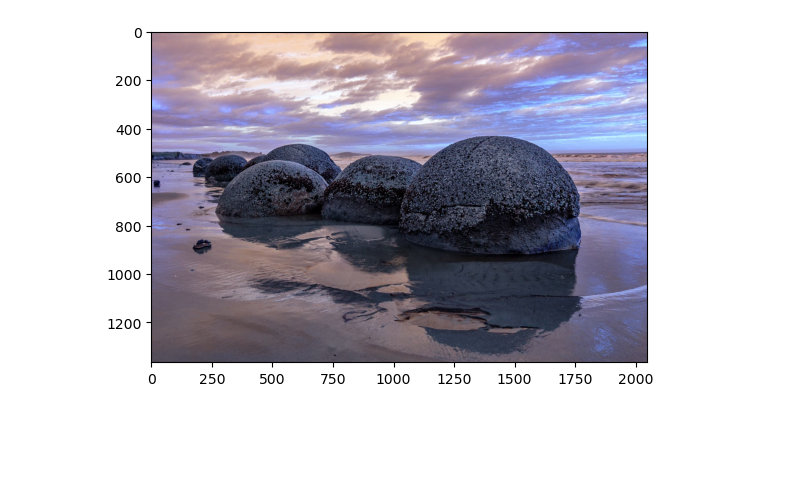
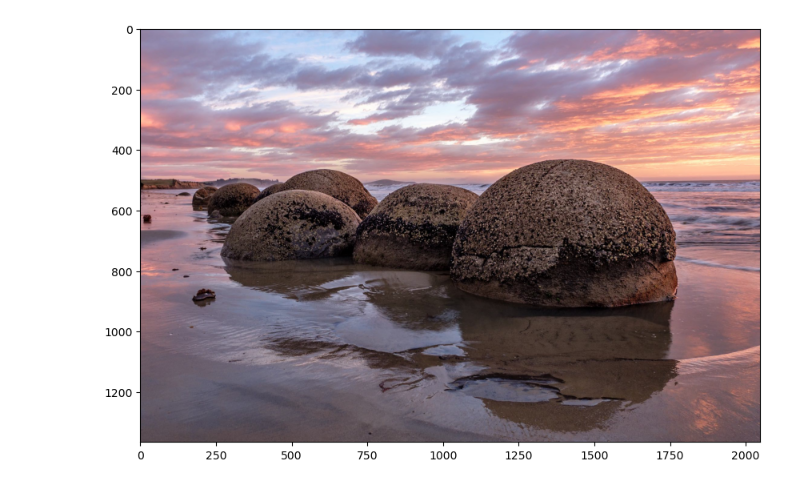
Before and after one commit to Iamvalentina2020/pdi26, a Jupyter notebook: PRIMERACLASECODIGO/unidad1.ipynb, the cells around one changed output. Saved outputs shown, nothing was run; the diff lists cells and outputs as text; code cells hidden in the pictures; blank space fills up the shorter version.

```diff
--- a/PRIMERACLASECODIGO/unidad1.ipynb
+++ b/PRIMERACLASECODIGO/unidad1.ipynb
@@ -1,9 +1,12 @@
 # %%
 import cv2
 import matplotlib.pyplot as plt
+import numpy as np
+plt.rcParams['figure.figsize'] = [10, 10]
 
-img=cv2.imread('colores.jpg')
-plt.imshow(img)
+img = cv2.imread('colores.jpg')
+imgrgb = cv2.cvtColor(img, cv2.COLOR_BGR2RGB)
+plt.imshow(imgrgb)
 plt.show()
 # %% [output]
-[figure, old version]
+[figure, new version]
```
Also changed, not shown: parts of 6 cells of this notebook.
